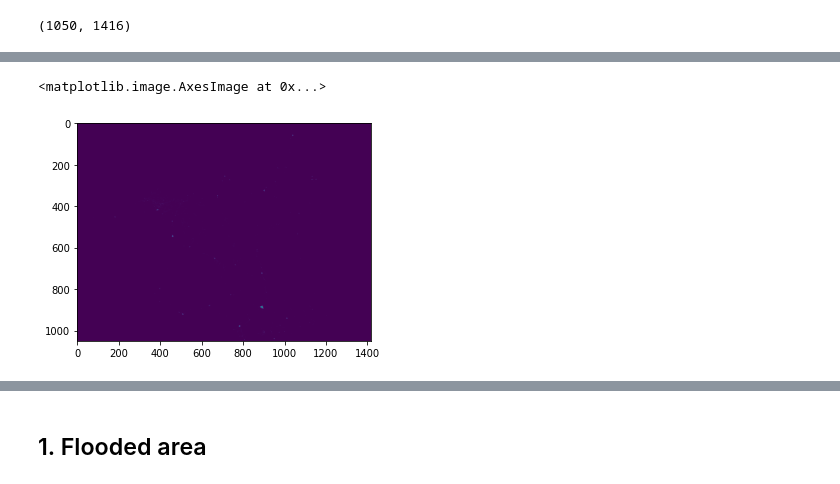
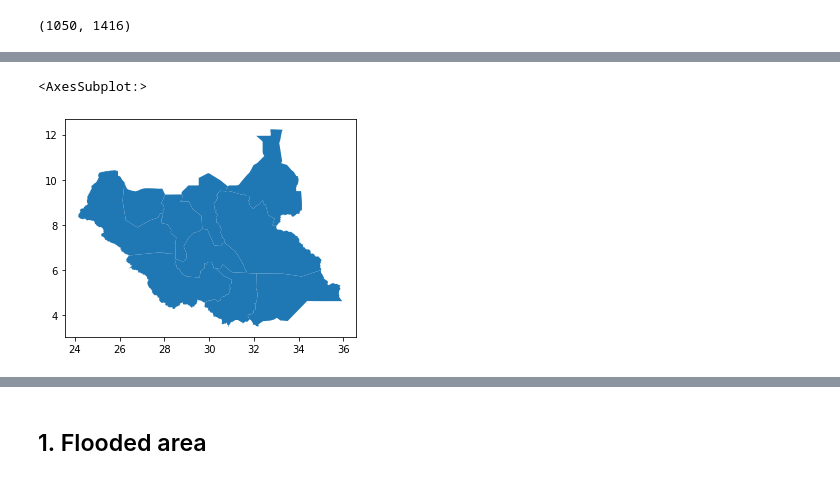
Before and after one commit to sabgis1968/rdl-pyTools, a Jupyter notebook: ss-fl-pop.ipynb, the cells around one changed output, grey strips where cells are left out. Saved outputs shown, nothing was run; the diff lists cells and outputs as text; code cells hidden in the pictures.

```diff
--- a/ss-fl-pop.ipynb
+++ b/ss-fl-pop.ipynb
@@ -160,7 +156,2 @@ pyplot.imshow(flood_data)
-# %%
-pyplot.imshow(pop_data)
-# %% [output]
-<matplotlib.image.AxesImage at 0x...>
-[figure, removed]
 # %%
 #adm represents administrative units
@@ -168,2 +158,7 @@ adm0 = gpd.read_file(base_loc+'SS_ADM0.shp')
 adm1 = gpd.read_file(base_loc+'SS_ADM1.shp')
 adm2 = gpd.read_file(base_loc+'SS_ADM2.shp')
+# %%
+adm1.plot()
+# %% [output]
+<AxesSubplot:>
+[figure, added]
```
Also changed, not shown: parts of 18 cells of this notebook.
